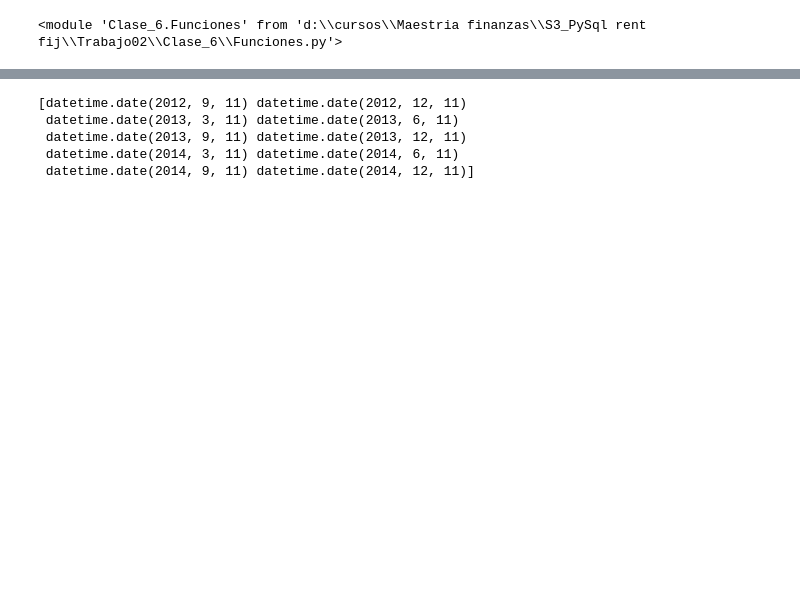
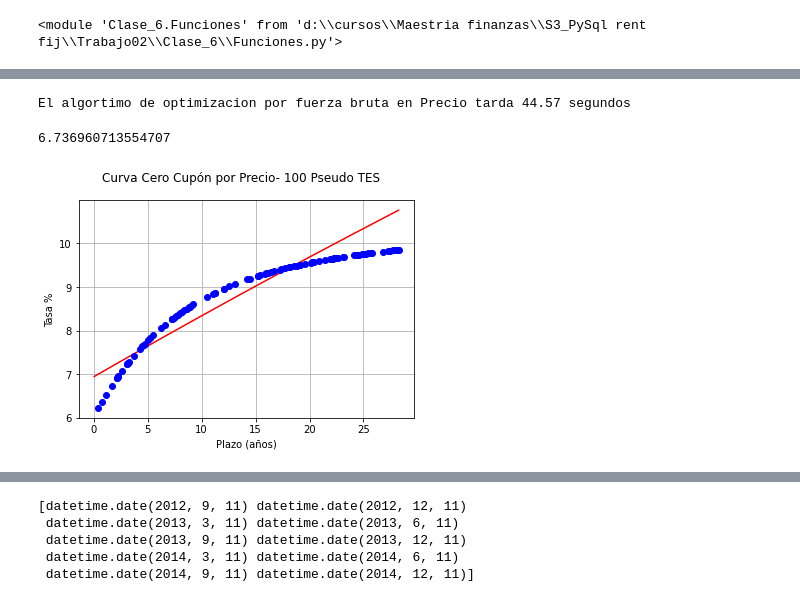
Before and after one commit to edwinriospzn/RentfijT02, a Jupyter notebook: Trabajo02_Laura_Edwin.ipynb, the cells around one changed output, grey strips where cells are left out. Cells and saved outputs as stored; diff of their text form; code cells hidden in the pictures; blank space fills up the shorter version.

Commit message:
update optimization execution

```diff
--- a/Trabajo02_Laura_Edwin.ipynb
+++ b/Trabajo02_Laura_Edwin.ipynb
@@ -182,0 +237,58 @@ for i in range(10):
+# %%
+val_date= tes_faciales.fecha_valoracion.drop_duplicates()[0]
+ini_date = tes_faciales.fecha_emision
+fin_date = tes_faciales.fecha_vencimiento
+cpn =  tes_faciales.cupon
+discount_rates = tes_faciales.tir
+# %%
+parametros = dict({
+        'val_date':val_date,
+        'ini_date':ini_date,
+        'fin_date':fin_date,
+        'coupon':cpn,
+        'discount_rates': discount_rates,
+        'limits':np.array([0,200])
+        })
+# %%
+## Funcion de matriz de cupones
+coupon_dict = funciones.coupon_m(parametros)
+parametros['cpn_dict'] = coupon_dict
+parametros['delta_t'] = coupon_dict['days_matrix']/365
+parametros['mkt_prices'] = funciones.dirty_price_m(parametros)
+
+##### Calcular los betas
+venc = coupon_dict['days_matrix']/365
+# %%
+################ Optimizacion por precios
+parametros['limits'] = np.array([0,200])
+ini = time.time()
+optimiz_result = clase_6Fun.betas_optimization_bound_prices(parametros)
+fin = time.time()
+betas_opt = optimiz_result.copy()
+curva = funciones.NelsonSiegel_m(betas_opt, venc)
+print(f'El algortimo de optimizacion por fuerza bruta en Precio tarda {(fin-ini):.2f} segundos')
+#se demora menos de un min
+# %% [output]
+El algortimo de optimizacion por fuerza bruta en Precio tarda 44.57 segundos
+# %%
+#Evaluar los precios, las TIRs y la funcion objetivo
+prices_opt = funciones.dirty_price_m_ns(betas_opt,parametros)
+tirs_opt = funciones.find_ytm_loop(parametros,prices_opt)
+funciones.find_ytm_loop(parametros,prices_opt)
+clase_6Fun.objetive_function_prices(betas_opt,parametros)
+funciones.objetive_function(betas_opt,parametros)
+# %% [output]
+6.736960713554707
+# %%
+###Grafica
+y_term = [(fin_date[k]-val_date).days/365 for k in range(len(fin_date))]
+plt.plot(venc.T, curva*100,'r')
+plt.plot(np.array(y_term), np.array(discount_rates),'bo')
+plt.grid(True)
+plt.ylabel('Tasa %')
+plt.xlabel('Plazo (años)')
+plt.suptitle('Curva Cero Cupón por Precio- 100 Pseudo TES')
+#plt.savefig(cwd+'\\Clase_6\\N&S-Price_Opt.png')
+plt.show()
+# %% [output]
+[figure, added]
```
Also changed, not shown: parts of 34 cells of this notebook, 2 other files.
